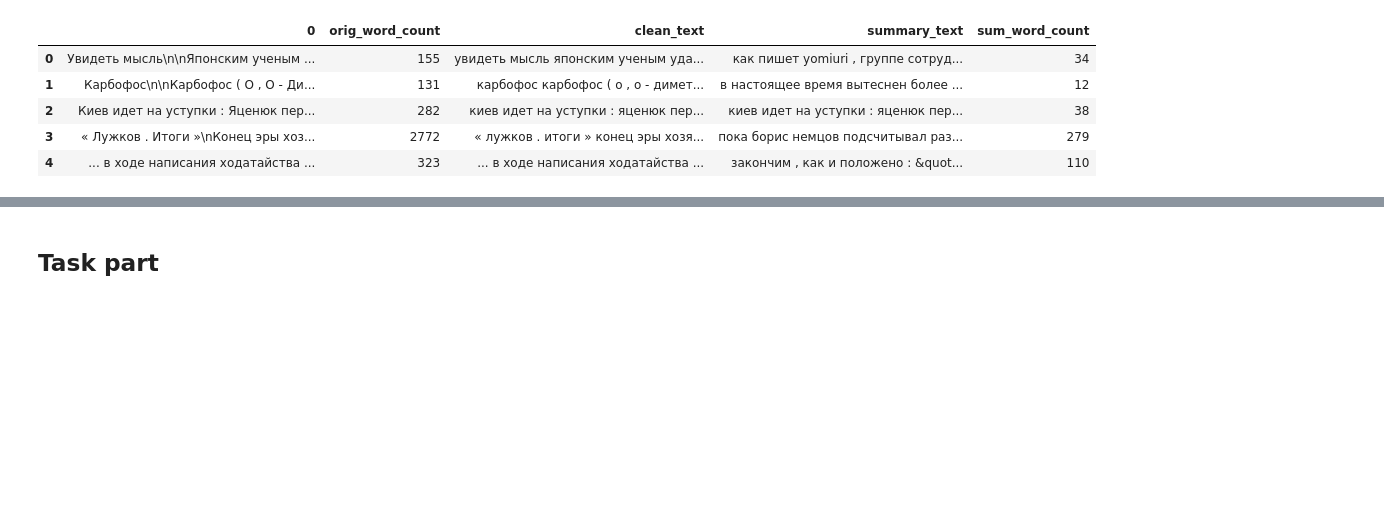
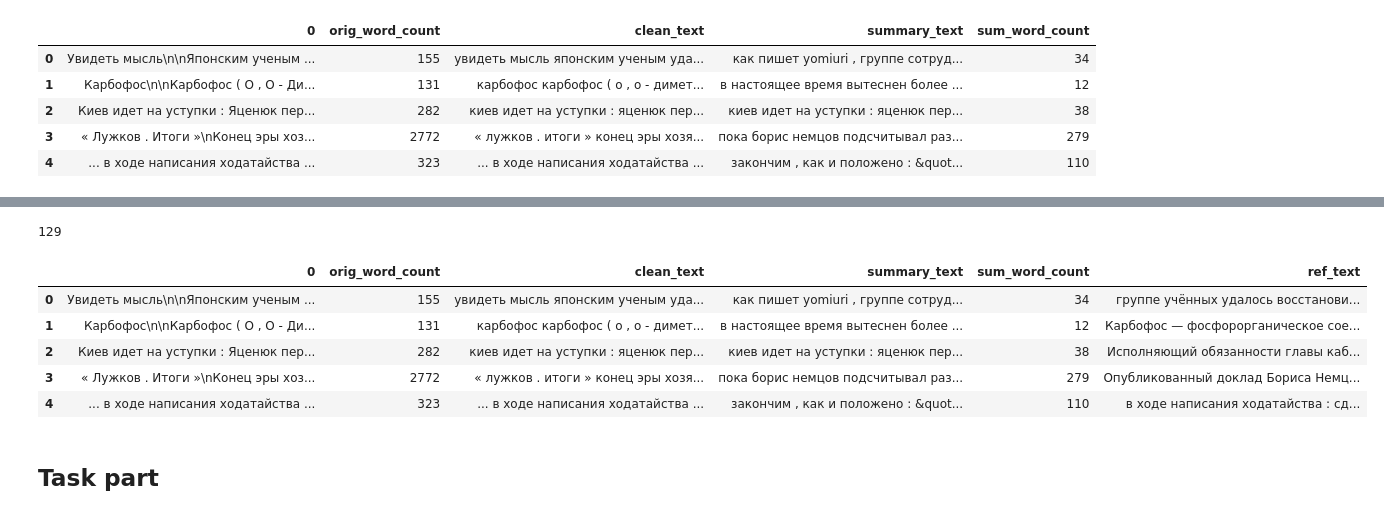
Before and after one commit to SApsalamov/nlp2020spring, a Jupyter notebook: Lab6_Summarization/Lab6_Summarization.ipynb, the cells around one changed output, grey strips where cells are left out. Saved outputs shown, nothing was run; the diff lists cells and outputs as text; code cells hidden in the pictures; blank space fills up the shorter version.

Commit message:
[Add,Mod] Add ROUGE-2 metrics to Lab6_Summarization Apply ROUGE-2 to example_texts.json dataset.

```diff
--- a/Lab6_Summarization/Lab6_Summarization.ipynb
+++ b/Lab6_Summarization/Lab6_Summarization.ipynb
@@ -102,0 +139,18 @@ df_jsexample.head()
+# %%
+references = []
+references.append("группе учённых удалось восстановить изображение , увиденное человеком , опираясь только на сканирование электрических сигналов мозга. На основе сравнения предыдущей серии изображений и показаний сканера исследователям удалось правильно реконструировать новые изображения по сигналам мозговой активности . Работа японских ученых — большой шаг на пути реализации идеи прямого человеко-машинного интерфейса .")
+references.append("Карбофос — фосфорорганическое соединение , инсектицид широкого спектра действия , акарицид . Применялся против комаров , мух , клещей , клопов , паразитов , повреждающих фруктовые деревья , овощные и декоративные растения . В настоящее время вытеснен более совершенными и безопасными для человека пиретроидами . Препараты на основе карбофоса остаются одними из самых эффективных средств борьбы против постельных клопов , весьма слабо чувствительных к прочим инсектицидам .")
+references.append("Исполняющий обязанности главы кабинета министров Украины Арсений Яценюк пошел на серьезные уступки участникам протеста на востоке страны .На переговорах с главой МВД Арсеном Аваковым и Ринатом Ахметовым в Донецке он предложил серьезно расширить полномочия местных органов власти . Глава правительства считает необходимым ликвидировать областные государственные администрации , назначаемые президентом Украины . По его мнению , управлять территориями на местах должны исполкомы , которые будут избираться Областными советами . Глава правительства пообещал не отменять закон Колесниченко - Кивалова , от 5 июня 2012 года , позволявший использовать региональные языки . Цель переговоров в Донецке - разрешить кризис в регионе .Областная администрация Донецка по-прежнему находится в руках людей , объявивших в понедельник 7 апреля о создании Донецкой народной республики .")
+references.append("Опубликованный доклад Бориса Немцова « Лужков . Итоги » вызвал немалый шум среди общественности . Мэр города Москвы сделал заявление о том , что одной из важнейших задач в деле модернизации России должно стать сокращение чиновничьего аппарата . Леонид Городин в liberalizm : Дело не в том , чтобы демонстративно наказывать « негодяя » , а в том , чтобы менять систему . Лужков ― производное люмпенов . Это мэр люмпенов . нормальным гражданам не нужен Лужков .")
+references.append("в ходе написания ходатайства : сделать его по образцу следственных постановлений из УПК . То есть , после заголовка -- вводную : я , подозреваемый по уголовному делу № ... , Пупкин В . В . , рассмотрев материалы уголовного дела № ...  , потом по центру  установил  , а потом -- изложение ходатайства . и изложение просьбы : уголовное дело прекратить , все изъятое при обыске вернуть , и т . п . Следователя , который получит такое ходатайство , должен неминуемо хватить Кондратий . И еще , если ходатайство из СИЗО , там в конце обычно приписка : В моей прозьбе прошу не отказать . А еще читал где-то в Фидо товарища , который для переписок с Государством сделал себе угловой штамп  типа как в ГОСТе.")
+print(simpleword_count(references[4]))
+df_jsexample["ref_text"] = pd.Series(references)
+df_jsexample
+# %% [output]
+129
+|  | 0 | orig_word_count | clean_text | summary_text | sum_word_count | ref_text |
+| 0 | Увидеть мысль\n\nЯпонским ученым ... | 155 | увидеть мысль японским ученым уда... | как пишет yomiuri , группе сотруд... | 34 | группе учённых удалось восстанови... |
+| 1 | Карбофос\n\nКарбофос ( O , O - Ди... | 131 | карбофос карбофос ( o , o - димет... | в настоящее время вытеснен более ... | 12 | Карбофос — фосфорорганическое сое... |
+| 2 | Киев идет на уступки : Яценюк пер... | 282 | киев идет на уступки : яценюк пер... | киев идет на уступки : яценюк пер... | 38 | Исполняющий обязанности главы каб... |
+| 3 | « Лужков . Итоги »\nКонец эры хоз... | 2772 | « лужков . итоги » конец эры хозя... | пока борис немцов подсчитывал раз... | 279 | Опубликованный доклад Бориса Немц... |
+| 4 | ... в ходе написания ходатайства ... | 323 | ... в ходе написания ходатайства ... | закончим , как и положено : &quot... | 110 | в ходе написания ходатайства : сд... |
```
Also changed, not shown: parts of 6 cells of this notebook, 3 other files.
